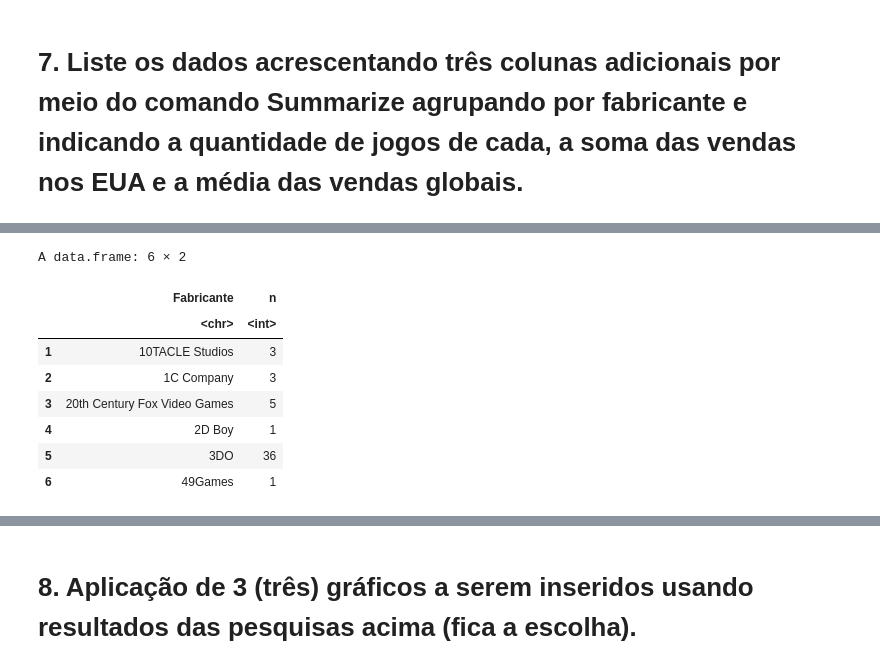
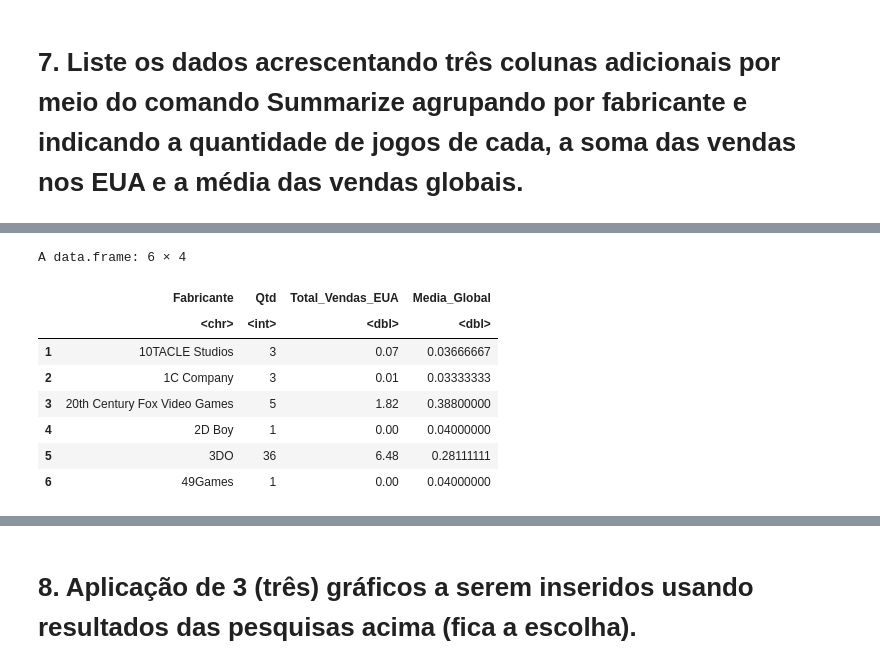
Before and after one commit to lucaskydelima/Unoeste-Ciencia-de-Dados, a Jupyter notebook: Aula03_R.ipynb, the cells around one changed output, grey strips where cells are left out. Drawn from its saved outputs; the diff is of its cells as text; code cells hidden in the pictures.

```diff
--- a/Aula03_R.ipynb
+++ b/Aula03_R.ipynb
@@ -210,14 +180,17 @@ A data.frame: 6 × 3
 # %%
-# Calcular a quantidade de jogos por fabricante
-df_quantidade <- dados %>% group_by(Fabricante) %>% count() %>% as.data.frame %>% arrange(Fabricante)
-head(df_quantidade)
+def <- dados %>%
+                  group_by(Fabricante) %>%
+                  summarise(Qtd=n(), Total_Vendas_EUA=sum(Vendas_EUA), Media_Global=mean(Venda_Global)) %>%
+                  as.data.frame %>%
+                  arrange(Fabricante)
+head(def)
 # %% [output]
-A data.frame: 6 × 2
+A data.frame: 6 × 4
-|  | Fabricante | n |
-|  | <chr> | <int> |
-| 1 | 10TACLE Studios | 3 |
-| 2 | 1C Company | 3 |
-| 3 | 20th Century Fox Video Games | 5 |
-| 4 | 2D Boy | 1 |
-| 5 | 3DO | 36 |
-| 6 | 49Games | 1 |
+|  | Fabricante | Qtd | Total_Vendas_EUA | Media_Global |
+|  | <chr> | <int> | <dbl> | <dbl> |
+| 1 | 10TACLE Studios | 3 | 0.07 | 0.03666667 |
+| 2 | 1C Company | 3 | 0.01 | 0.03333333 |
+| 3 | 20th Century Fox Video Games | 5 | 1.82 | 0.38800000 |
+| 4 | 2D Boy | 1 | 0.00 | 0.04000000 |
+| 5 | 3DO | 36 | 6.48 | 0.28111111 |
+| 6 | 49Games | 1 | 0.00 | 0.04000000 |
```
Also changed, not shown: parts of 3 cells of this notebook.
